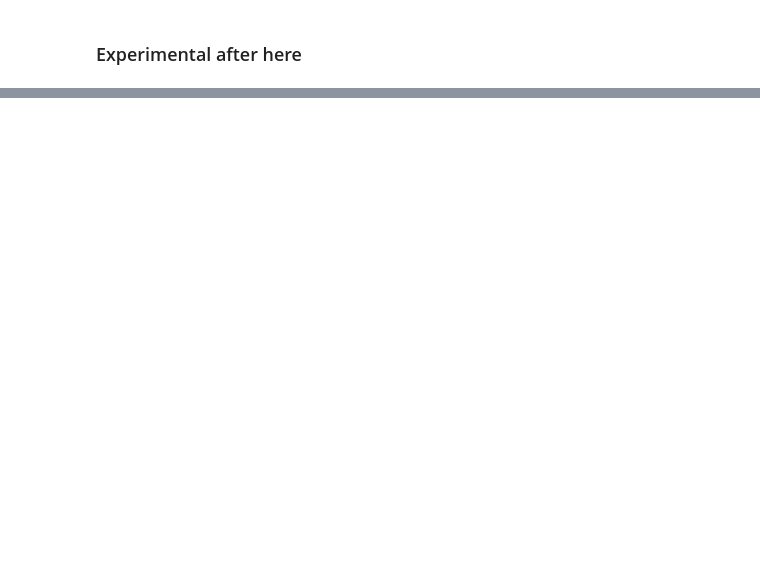
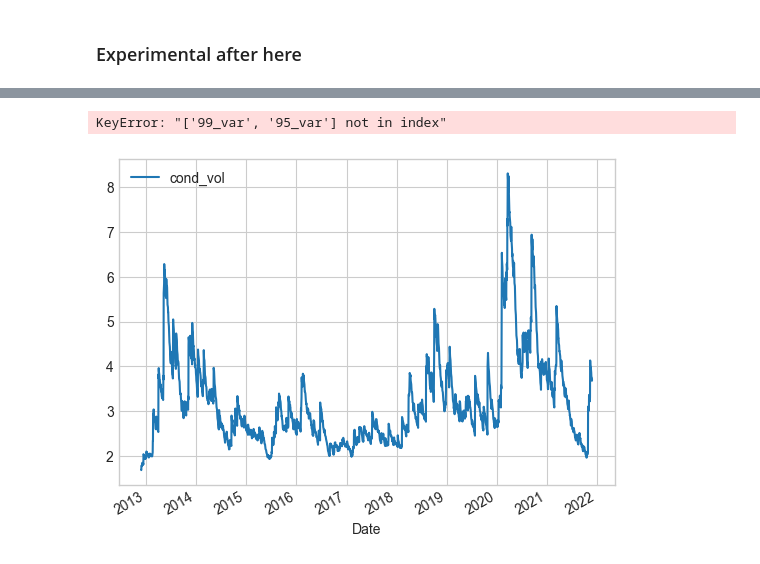
Before and after one commit to georgec123/qrm2, a Jupyter notebook: q2/q2.ipynb, the cells around one changed output, grey strips where cells are left out. Drawn from its saved outputs; the diff is of its cells as text; code cells hidden in the pictures; blank space fills up the shorter version.

```diff
--- a/q2/q2.ipynb
+++ b/q2/q2.ipynb
@@ -156,0 +146,13 @@ for date in test_df.index:
+# %%
+# use params to forecast var for both in and out of sample
+
+var = np.zeros_like(df['loss'].dropna())
+var[0] = np.var(df['loss'].dropna(), ddof=1) # sample variance
+
+# below is from model_fit_norm.conditional_volatility[0] (using the same starting point as the fitted model)
+var[0]=1.833599**2
+
+
+# Iteration over the GARCH(1,1) dynamics
+for i in range(1, len(df['loss'].dropna())):
+    var[i] = alpha_0 + alpha_1*(df['loss'].dropna()[i-1] - mu)**2 + (beta_1) * var[i-1]
@@ -156,0 +172,21 @@ for date in test_df.index:
+# %%
+
+z_95 = np.quantile(model_fit_norm.std_resid, 0.95)
+z_99 = np.quantile(model_fit_norm.std_resid, 0.99)
+
+df['std_forc'] = var**0.5
+
+
+# df['95_var'] = mu+z_95*df['std_forc']
+# df['99_var'] = mu+z_99*df['std_forc']
+# %%
+#  std resid using each days std forecast (z_t = (x_t - mu)/std_forc )
+df['z_t'] = (df['loss']-mu)/df['std_forc']
+
+
+df['q_95'] = df['z_t'].rolling(500).apply(lambda x: np.quantile(x,0.95)).shift(1)
+df['q_99'] = df['z_t'].rolling(500).apply(lambda x: np.quantile(x,0.99)).shift(1)
+
+
+df['var_95'] = mu+df['q_95']*df['std_forc']
+df['var_99'] = mu+df['q_99']*df['std_forc']
@@ -156,0 +224,7 @@ for date in test_df.index:
+# %%
+mu = model_fit_norm.params.mu
+ax = (mu+model_fit_norm.conditional_volatility).plot(zorder=20, legend=True)
+ax = df[['99_var','95_var','max_loss']].plot(ax=ax); plt.show()
+# %% [output]
+KeyError: "['99_var', '95_var'] not in index"
+[figure, added]
```
Also changed, not shown: parts of 7 cells of this notebook.
